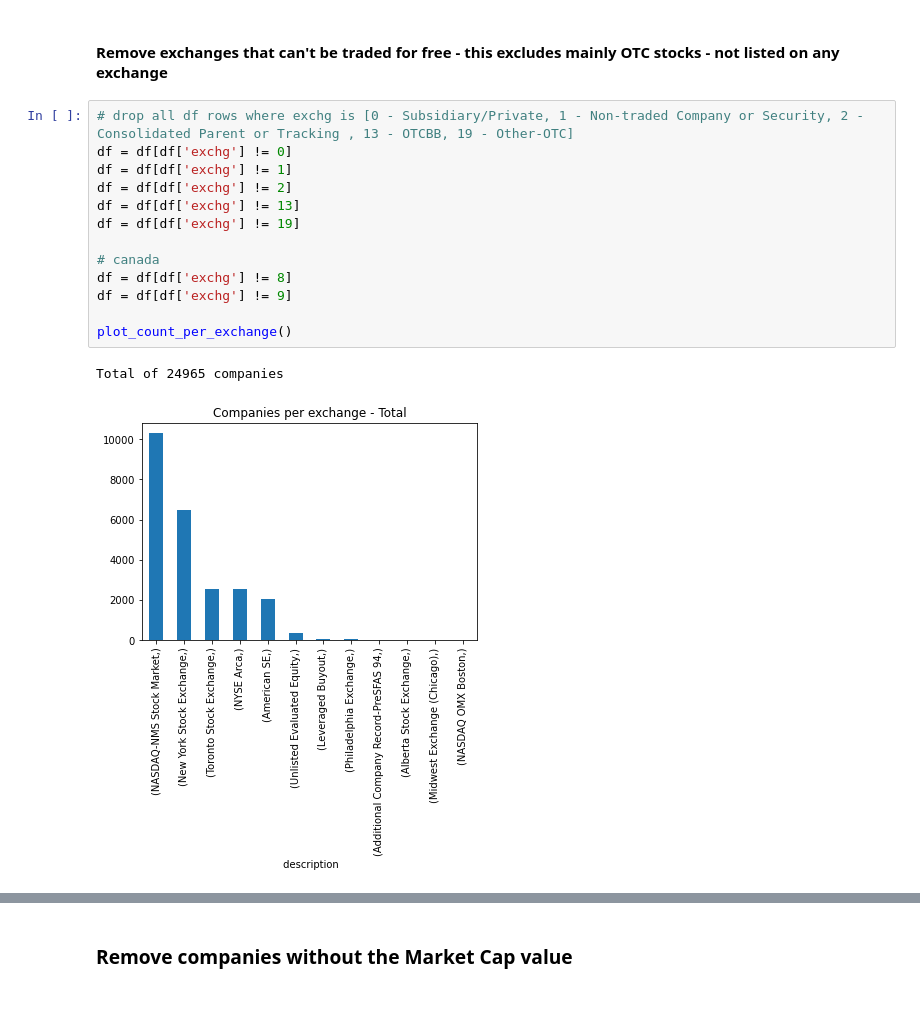
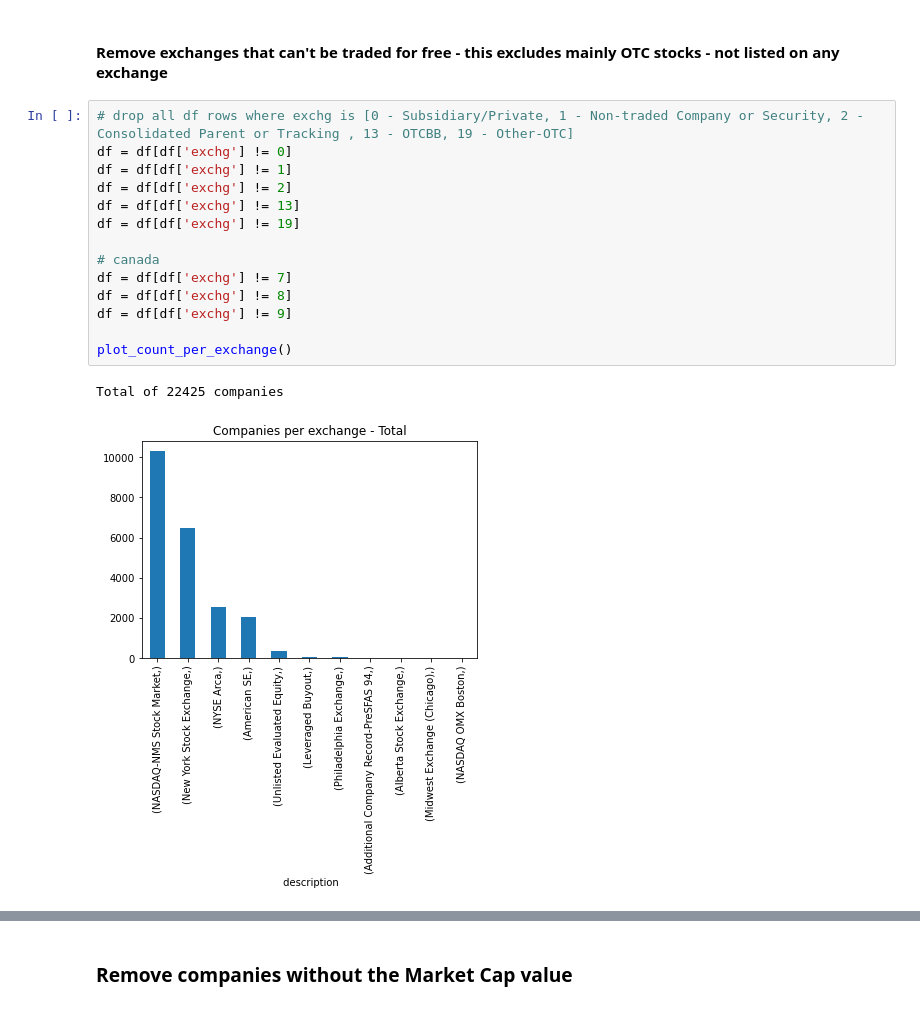
Before and after one commit to vini2001/MSI-II-ML-Accounting-Data-Stock-Trading, a Jupyter notebook: analysis.ipynb, the cells around one changed output, grey strips where cells are left out. Saved outputs shown, nothing was run; the diff lists cells and outputs as text.

```diff
--- a/analysis.ipynb
+++ b/analysis.ipynb
@@ -53,16 +53,17 @@ Total of 42039 companies
 # %%
 # drop all df rows where exchg is [0 - Subsidiary/Private, 1 - Non-traded Company or Security, 2 - Consolidated Parent or Tracking , 13 - OTCBB, 19 - Other-OTC]
 df = df[df['exchg'] != 0]
 df = df[df['exchg'] != 1]
 df = df[df['exchg'] != 2]
 df = df[df['exchg'] != 13]
 df = df[df['exchg'] != 19]
 
 # canada
+df = df[df['exchg'] != 7]
 df = df[df['exchg'] != 8]
 df = df[df['exchg'] != 9]
 
 plot_count_per_exchange()
 # %% [output]
-Total of 24965 companies
+Total of 22425 companies
-[figure, old version]
+[figure, new version]
```
Also changed, not shown: parts of 3 cells of this notebook, 4 other files.
